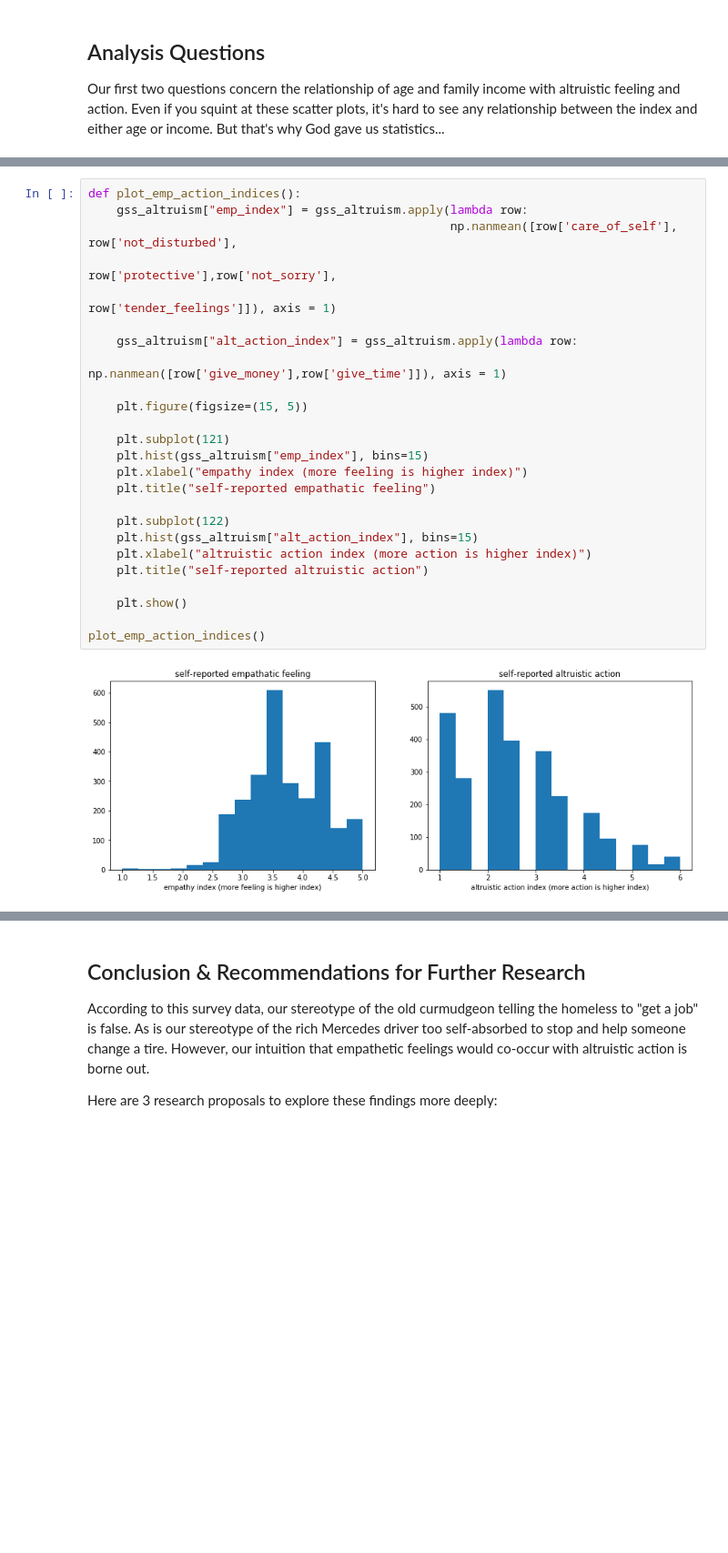
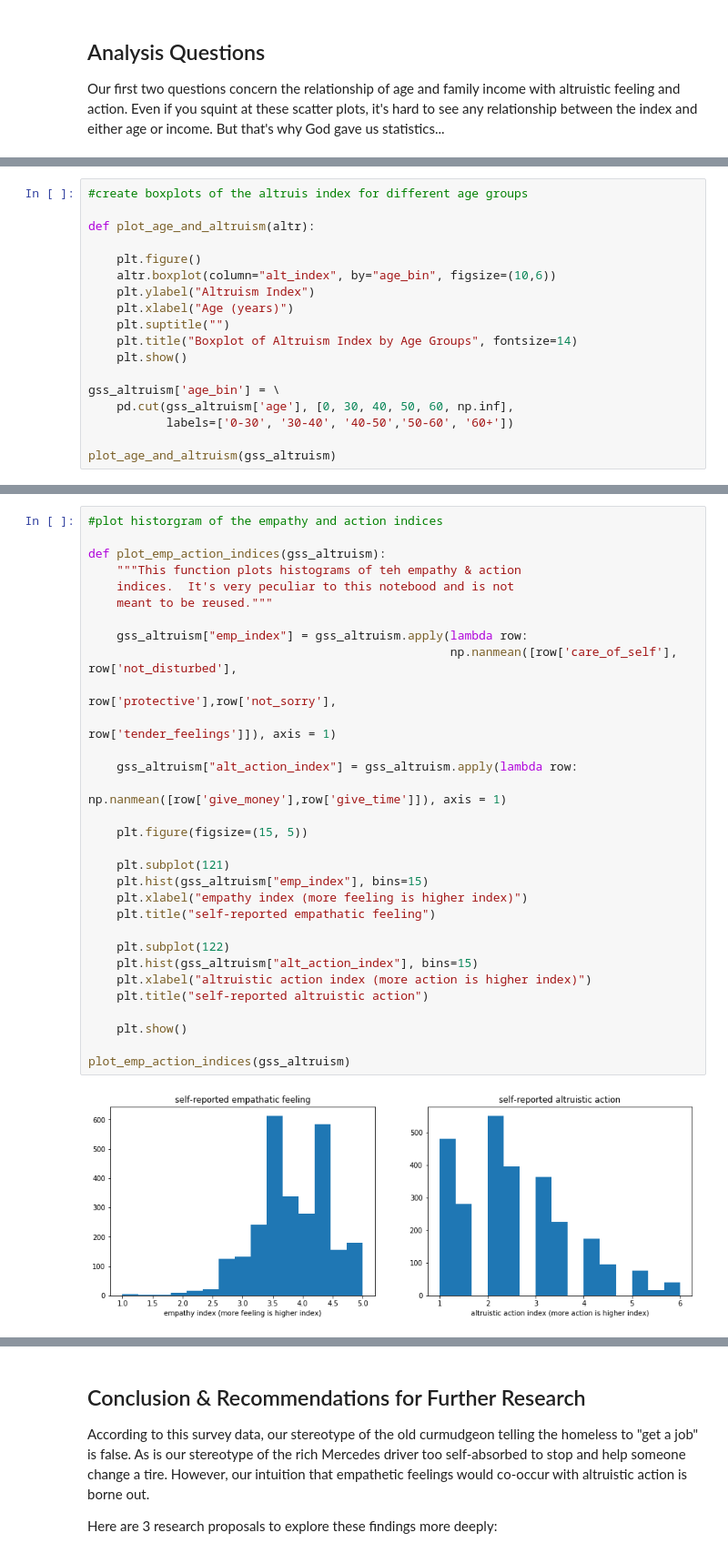
Before and after one commit to daddyprasad5/thinkful, a Jupyter notebook: Altruism Associations Analysis.ipynb, the cells around one changed output, grey strips where cells are left out. Shown: that part at 91% size. Saved outputs shown, nothing was run; the diff lists cells and outputs as text; blank space fills up the shorter version.

```diff
--- a/Altruism Associations Analysis.ipynb
+++ b/Altruism Associations Analysis.ipynb
@@ -430,0 +449,18 @@ Ttest_indResult(statistic=6.40944641396764, pvalue=1.755340098420102e-10)
+# %%
+#create boxplots of the altruis index for different age groups
+
+def plot_age_and_altruism(altr):
+
+    plt.figure()
+    altr.boxplot(column="alt_index", by="age_bin", figsize=(10,6))
+    plt.ylabel("Altruism Index")
+    plt.xlabel("Age (years)")
+    plt.suptitle("")
+    plt.title("Boxplot of Altruism Index by Age Groups", fontsize=14)
+    plt.show()
+
+gss_altruism['age_bin'] = \
+    pd.cut(gss_altruism['age'], [0, 30, 40, 50, 60, np.inf],
+           labels=['0-30', '30-40', '40-50','50-60', '60+'])
+
+plot_age_and_altruism(gss_altruism)
@@ -437,30 +499,36 @@ There's definitely opposite skew here - i.e. respondents seem to report higher e
 
 (The error below is due to some rows having no valid responses to the altruism questions.  This error can be safely ignored.)
 # %%
-def plot_emp_action_indices():
+#plot historgram of the empathy and action indices
+
+def plot_emp_action_indices(gss_altruism):
+    """This function plots histograms of teh empathy & action
+    indices.  It's very peculiar to this notebood and is not
+    meant to be reused."""
+
     gss_altruism["emp_index"] = gss_altruism.apply(lambda row:
                                                    np.nanmean([row['care_of_self'], row['not_disturbed'],
                                                                row['protective'],row['not_sorry'],
                                                                row['tender_feelings']]), axis = 1)
 
     gss_altruism["alt_action_index"] = gss_altruism.apply(lambda row:
                                                    np.nanmean([row['give_money'],row['give_time']]), axis = 1)
 
     plt.figure(figsize=(15, 5))
 
     plt.subplot(121)
     plt.hist(gss_altruism["emp_index"], bins=15)
     plt.xlabel("empathy index (more feeling is higher index)")
     plt.title("self-reported empathatic feeling")
 
     plt.subplot(122)
     plt.hist(gss_altruism["alt_action_index"], bins=15)
     plt.xlabel("altruistic action index (more action is higher index)")
     plt.title("self-reported altruistic action")
 
     plt.show()
 
-plot_emp_action_indices()
+plot_emp_action_indices(gss_altruism)
 # %% [output]
-[figure, old version]
+[figure, new version]
 # %%
```
Also changed, not shown: parts of 23 cells of this notebook.
